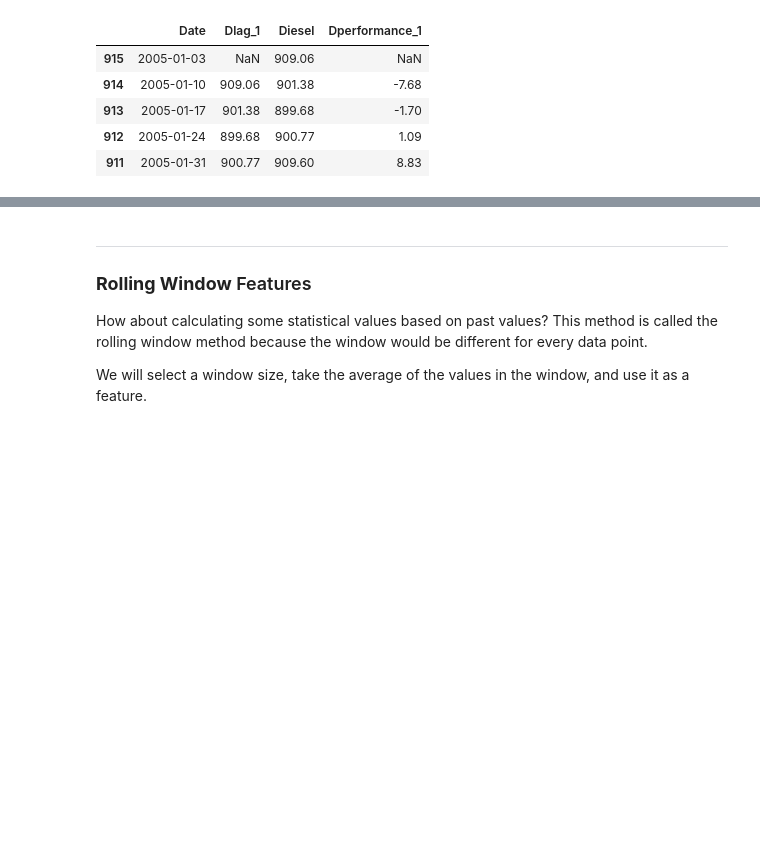
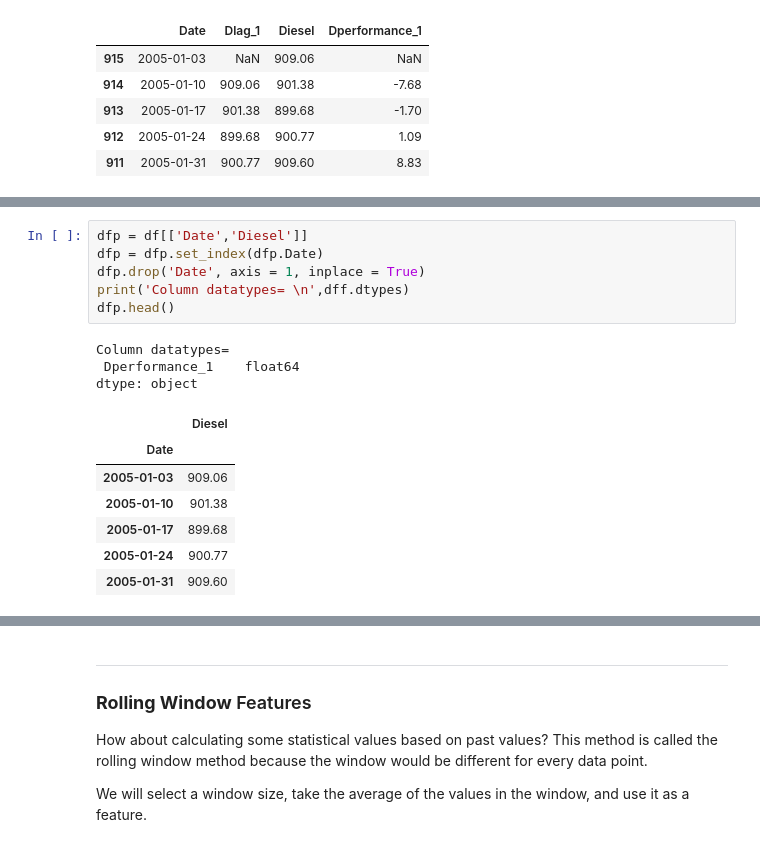
Before and after one commit to sawubona-repo/PRIVAT, a Jupyter notebook: Python_OIL_PRICE_TIMESERIES_v1.ipynb, the cells around one changed output, grey strips where cells are left out. Saved outputs shown, nothing was run; the diff lists cells and outputs as text; blank space fills up the shorter version.

```diff
--- a/Python_OIL_PRICE_TIMESERIES_v1.ipynb
+++ b/Python_OIL_PRICE_TIMESERIES_v1.ipynb
@@ -258,0 +312,17 @@ fig.show()
+# %%
+dfp = df[['Date','Diesel']]
+dfp = dfp.set_index(dfp.Date)
+dfp.drop('Date', axis = 1, inplace = True)
+print('Column datatypes= \n',dff.dtypes)
+dfp.head()
+# %% [output]
+Column datatypes=
+ Dperformance_1    float64
+dtype: object
+|  | Diesel |
+| Date |  |
+| 2005-01-03 | 909.06 |
+| 2005-01-10 | 901.38 |
+| 2005-01-17 | 899.68 |
+| 2005-01-24 | 900.77 |
+| 2005-01-31 | 909.60 |
```
Also changed, not shown: parts of 43 cells of this notebook.
